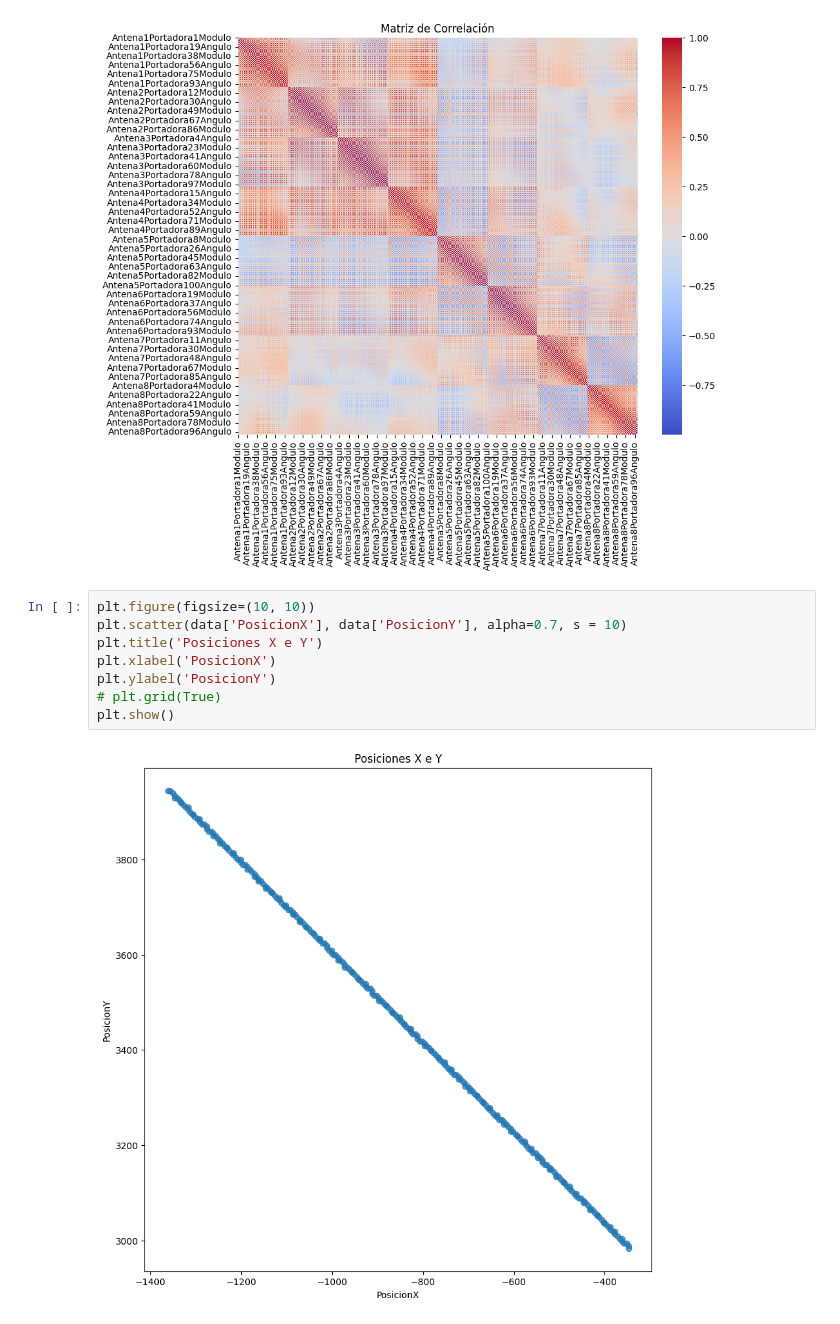
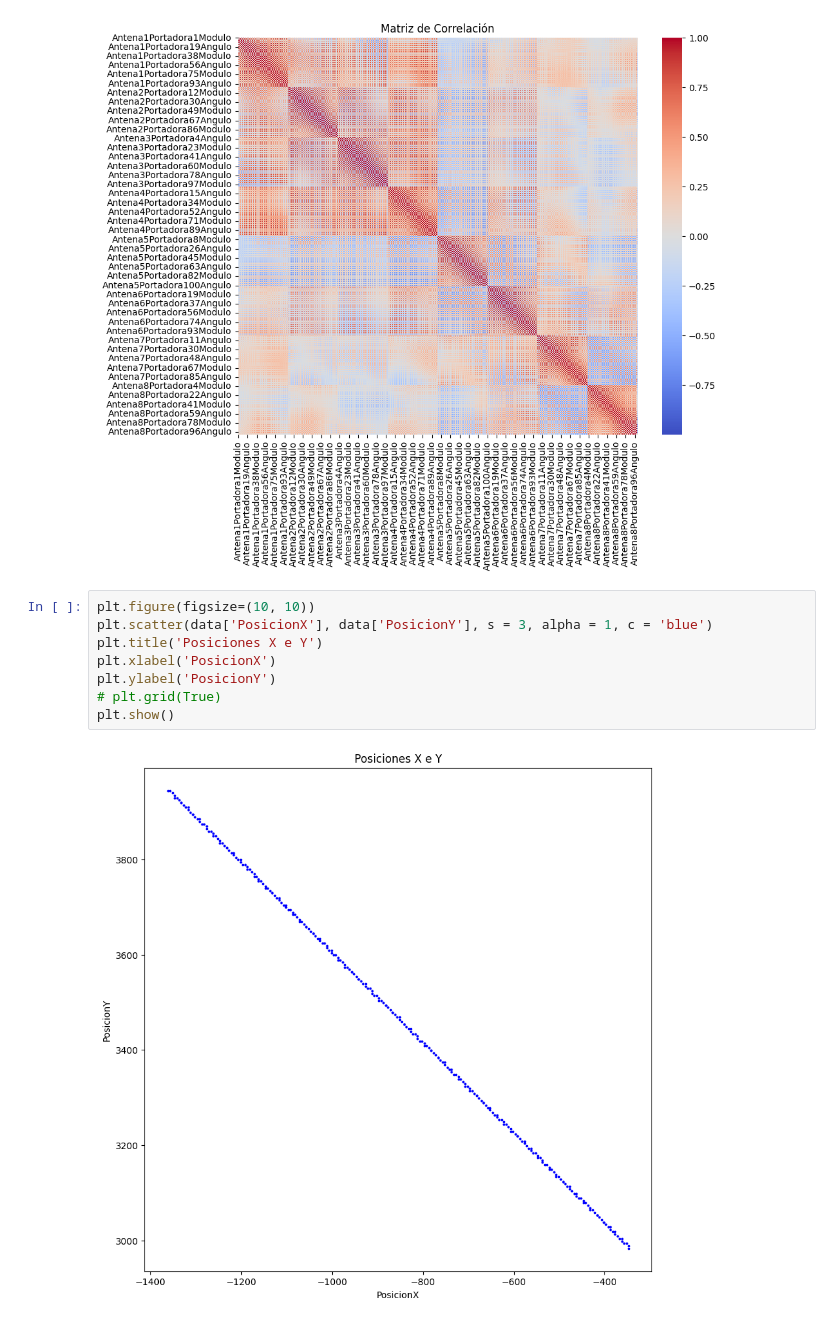
Before and after one commit to Javierbj02/TFG, a Jupyter notebook: Test Cases/analysis.ipynb, the cells around one changed output. Drawn from its saved outputs; the diff is of its cells as text.

```diff
--- a/Test Cases/analysis.ipynb
+++ b/Test Cases/analysis.ipynb
@@ -101,11 +101,11 @@ plt.show()
 [figure]
 # %%
 plt.figure(figsize=(10, 10))
-plt.scatter(data['PosicionX'], data['PosicionY'], alpha=0.7, s = 10)
+plt.scatter(data['PosicionX'], data['PosicionY'], s = 3, alpha = 1, c = 'blue')
 plt.title('Posiciones X e Y')
 plt.xlabel('PosicionX')
 plt.ylabel('PosicionY')
 # plt.grid(True)
 plt.show()
 # %% [output]
-[figure, old version]
+[figure, new version]
```
Also changed, not shown: parts of 12 cells of this notebook, 30 other files.
